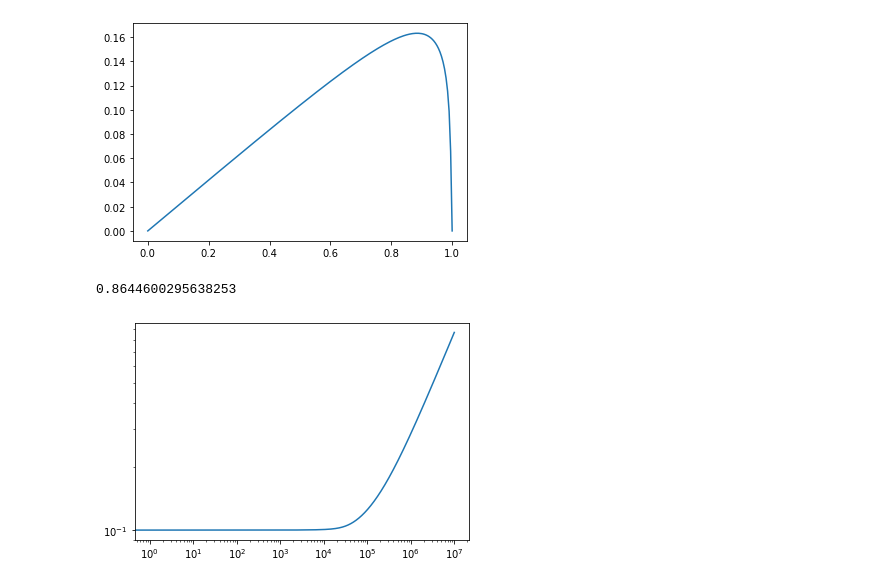
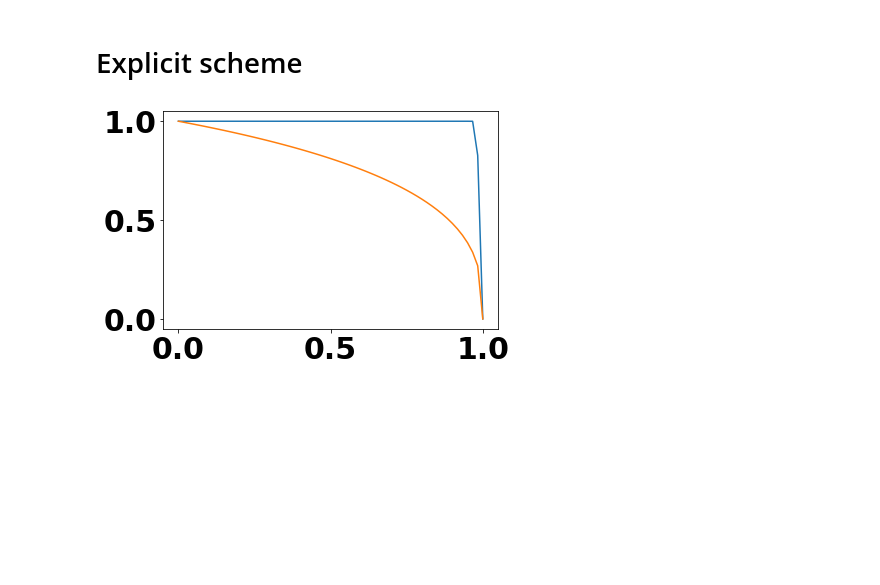
Before and after one commit to dashadem/CO2lovers, a Jupyter notebook: Dasha_Project.ipynb, the cells around one changed output. Cells and saved outputs as stored; diff of their text form; code cells hidden in the pictures; blank space fills up the shorter version.

```diff
--- a/Dasha_Project.ipynb
+++ b/Dasha_Project.ipynb
@@ -4,41 +4,62 @@ import matplotlib.pyplot as plt
 import numba as nb
 from numba import njit
 import scipy.linalg
+from mpmath import *
+
+font = {'weight' : 'bold',
+        'size'   : 30}
+
+plt.rc('font', **font)
+# %% [markdown]
+# Explicit scheme
 # %%
-Nt = 10000000
-Nh = 200
+Nt = 70000000
+Nh = 60
+t_max = 100.
 
 @njit
-def getSolution(t):
-    global Nt, Nh
+def explicit(t, Nt, omega0, B = 0.):
+    Nh = np.shape(omega0)[0] - 1
     tau = t/Nt
     ksi = np.linspace(0, 1, Nh+1).astype("float64")
     h = ksi[1] - ksi[0]
-    omega = np.sqrt(1-ksi)
+    omega = np.copy(omega0)
     gamma = 0.1
     v = omega[-2]**2*omega[-3]/gamma/2/h
-    gammaArr = np.zeros(Nt)
-    for k in range(Nt):
+    gammaArr = np.zeros(Nt+1)
+    gammaArr[0] = gamma
+    psiArr = np.zeros(Nt+1)
+    psiArr[0] = -((omega[0] + omega[1])/2)**3/gamma*((omega[1] - omega[0])/h - gamma*B)
+    for k in range(Nt+1):
         omega[1:Nh] = omega[1:Nh] + tau*((1/gamma*v*ksi[1:Nh])*(omega[2:Nh+1] - omega[1:Nh])/h -
-                                        1/gamma/h * ( -(omega[2:Nh+1] + omega[1:Nh])**3/8/gamma * ((omega[2:Nh+1] - omega[1:Nh])/h) +
-                                                    (omega[0:Nh-1] + omega[1:Nh])**3/8/gamma * ((omega[1:Nh] - omega[0:Nh-1])/h)))
-        v = -(omega[Nh-1])**2/gamma*((omega[Nh] - omega[Nh-2])/2/h)
+                                        1/gamma/h * ( -(omega[2:Nh+1] + omega[1:Nh])**3/8/gamma * ((omega[2:Nh+1] - omega[1:Nh])/h - gamma * B) +
+                                                    (omega[0:Nh-1] + omega[1:Nh])**3/8/gamma * ((omega[1:Nh] - omega[0:Nh-1])/h - gamma * B)))
+        v = -(omega[Nh-1])**2/gamma*((omega[Nh] - omega[Nh-2])/2/h - gamma*B)
         gamma = gamma + tau*v
-        gammaArr[k] = gamma
-    return ksi, omega, gammaArr
+        gammaArr[k+1] = gamma
+        psiArr[k+1] = -((omega[0] + omega[1])/2)**3/gamma*((omega[1] - omega[0])/h - gamma*B)
+#     print(v)
+    return ksi, omega, gammaArr, psiArr
 
-ksi, omega, gammaArr = getSolution(1.)
-plt.plot(ksi, np.abs(np.sqrt(1-ksi) - omega))
-# plt.plot(ksi, omega)
+def analytical(N):
+    omega0 = np.array([])
+    ksi = np.linspace(0, 1, N+1).astype("float64")
+    for x in ksi:
+        o = 0.
+        for i in range(10):
+            o += a[i]*(1-x**2)**(1/3)*gegenbauer(2*(i+1) -2, 5/6, x)
+        o+=b_0*(1-x)
+        omega0 = np.append(omega0, o)
+    return omega0
+
+a = np.array([0.73658, 3.22225e-2, 0.28157e-2, 0.20421e-2, 0.79333e-3, 0.58367e-3, 0.27394e-3, 0.17645e-3, 0.64422e-4, 0.33006e-4])
+b_0 = 0.28924
+omega0 = analytical(Nh)
+ksi, omega1, gammaArr1, psiArr1 = explicit(t_max, Nt, omega0.astype("float64"), 1.)
+plt.plot(ksi, omega1)
+plt.plot(ksi, omega0)
 plt.show()
+_, omegaB, gammaArrB, psiArrB = explicit(t_max, Nt, omega0.astype("float64"), 0.)
+_, omegam1, gammaArrm1, psiArrm1 = explicit(t_max, Nt, omega0.astype("float64"), -1.)
 # %% [output]
-[figure, old version]
+[figure, new version]
-# %%
-print(gammaArr[-1])
-plt.plot(gammaArr)
-plt.yscale('log')
-plt.xscale('log')
-plt.show()
-# %% [output]
-0.8644600295638253
-[figure, removed]
```
Also changed, not shown: parts of 8 cells of this notebook.
